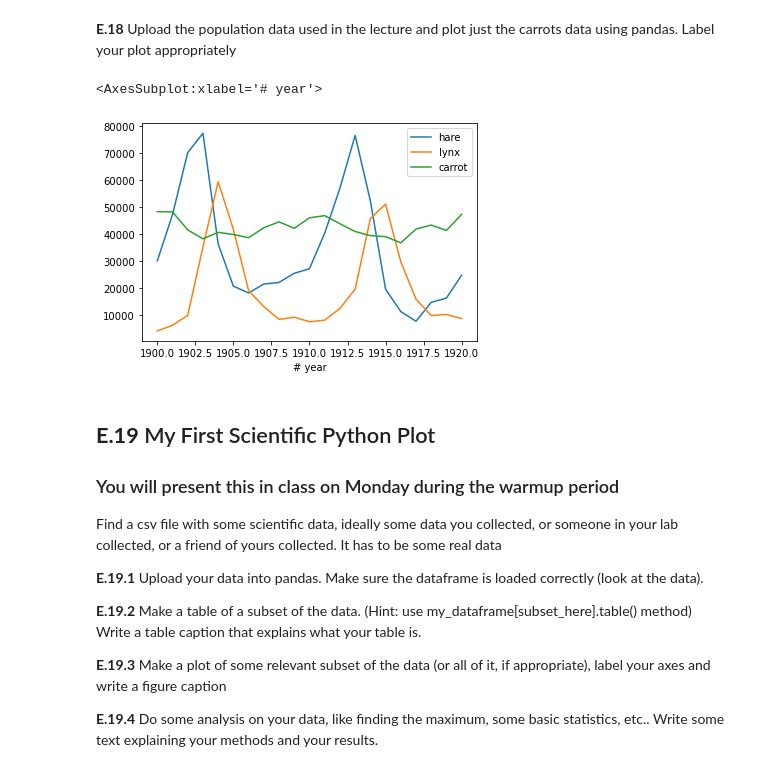
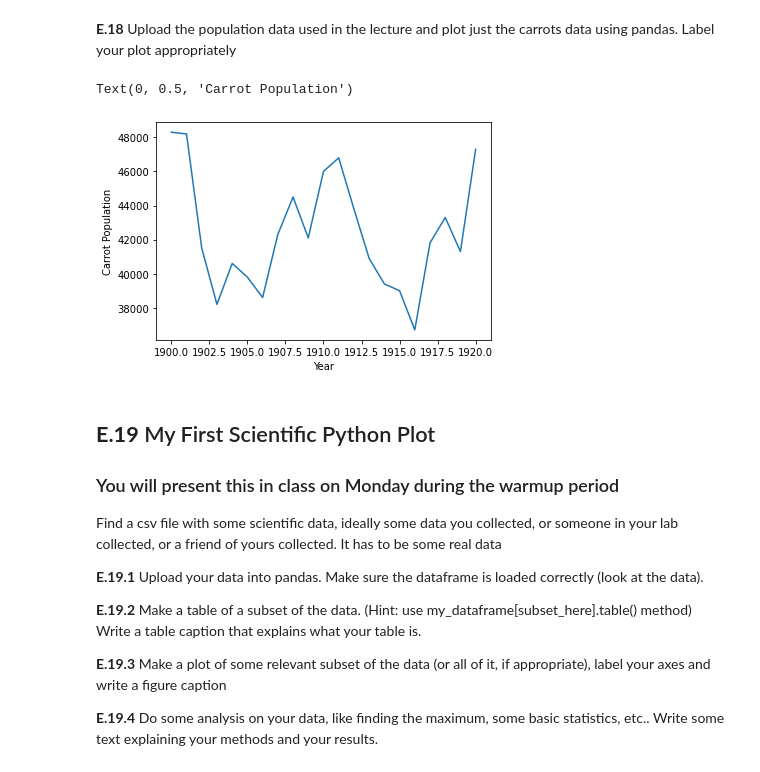
Before and after one commit to chsharrison/IntroSciComp_S2021, a Jupyter notebook: Topher De La Rosa/Lab4.1.ipynb, the cells around one changed output. Cells and saved outputs as stored; diff of their text form; code cells hidden in the pictures.

```diff
--- a/Topher De La Rosa/Lab4.1.ipynb
+++ b/Topher De La Rosa/Lab4.1.ipynb
@@ -315,11 +425,13 @@ Name: pet, dtype: object
 **E.18** Upload the population data used in the lecture and plot just the carrots data using pandas. Label your plot appropriately
 # %%
 pops = pd.read_csv('populations.txt',sep='\t', index_col = '# year')
-# %%
-pops.plot()
-# %% [output]
-<AxesSubplot:xlabel='# year'>
-[figure, removed]
+# %%
+pops['carrot'].plot()
+plt.xlabel("Year")
+plt.ylabel("Carrot Population")
+# %% [output]
+Text(0, 0.5, 'Carrot Population')
+[figure, added]
 # %% [markdown]
 ## **E.19** My First Scientific Python Plot
 ### You will present this in class on Monday during the warmup period
```
Also changed, not shown: parts of 9 cells of this notebook.
